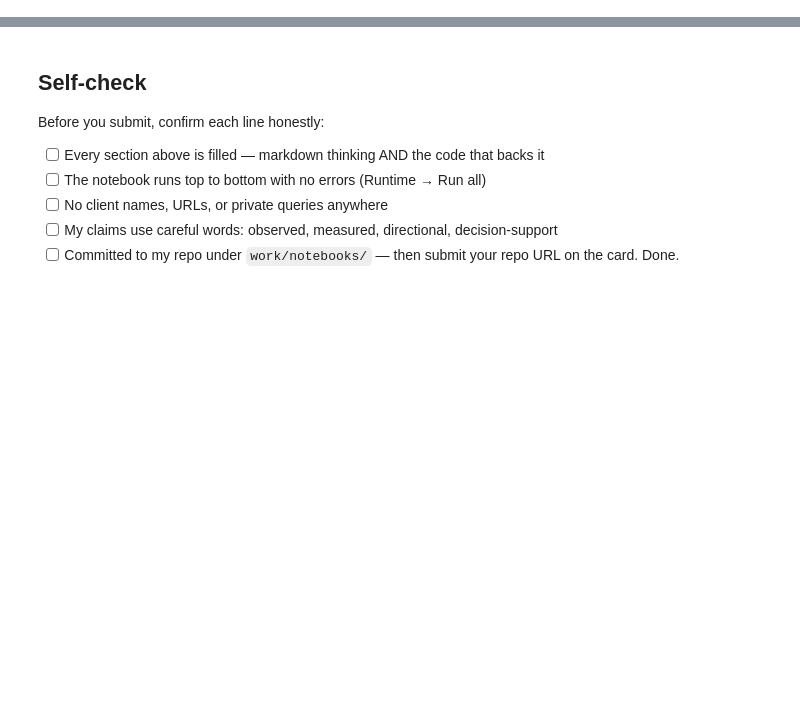
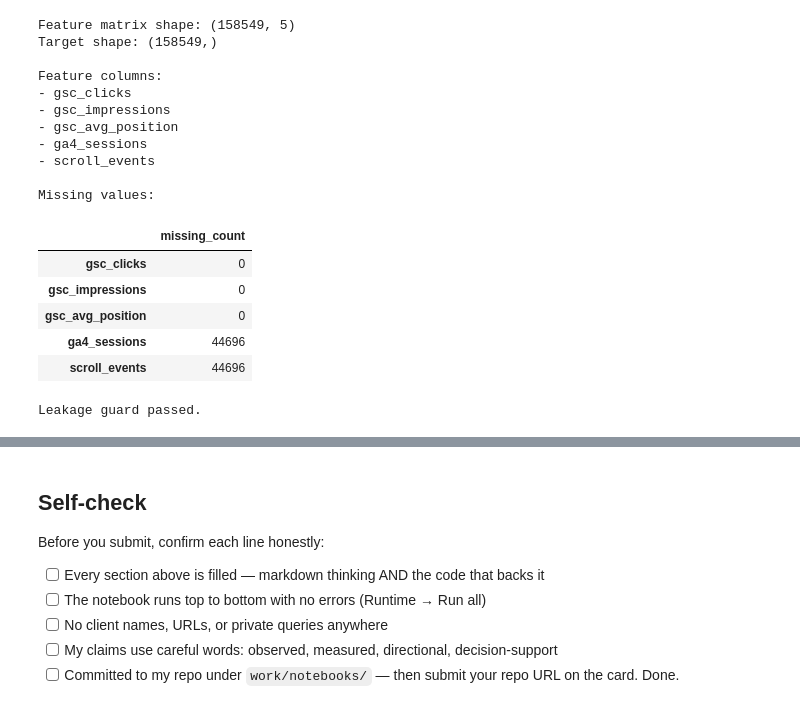
Before and after one commit to mohamedahmed02/Flyrank-internship, a Jupyter notebook: work/notebooks/w03_feature_leakage_check.ipynb, the cells around one changed output, grey strips where cells are left out. Saved outputs shown, nothing was run; the diff lists cells and outputs as text; code cells hidden in the pictures; blank space fills up the shorter version.

```diff
--- a/work/notebooks/w03_feature_leakage_check.ipynb
+++ b/work/notebooks/w03_feature_leakage_check.ipynb
@@ -36,0 +141,50 @@ This skeleton is yours to fill. Work the sections **in order** — each one has
+# %%
+# ============================================================
+# ML-05 — Section 1: Build the feature vector
+# ============================================================
+
+feature_cols = [
+    "gsc_clicks",
+    "gsc_impressions",
+    "gsc_avg_position",
+    "ga4_sessions",
+    "scroll_events",
+]
+
+X = dataset[feature_cols].copy()
+y = dataset["label"].copy()
+
+print("Feature matrix shape:", X.shape)
+print("Target shape:", y.shape)
+
+print("\nFeature columns:")
+for col in feature_cols:
+    print("-", col)
+
+print("\nMissing values:")
+display(X.isna().sum().to_frame("missing_count"))
+
+# Leakage guard
+assert "label" not in X.columns
+assert "april_clicks" not in X.columns
+
+print("\nLeakage guard passed.")
+# %% [output]
+Feature matrix shape: (158549, 5)
+Target shape: (158549,)
+
+Feature columns:
+- gsc_clicks
+- gsc_impressions
+- gsc_avg_position
+- ga4_sessions
+- scroll_events
+
+Missing values:
+|  | missing_count |
+| gsc_clicks | 0 |
+| gsc_impressions | 0 |
+| gsc_avg_position | 0 |
+| ga4_sessions | 44696 |
+| scroll_events | 44696 |
+Leakage guard passed.
```
Also changed, not shown: parts of 17 cells of this notebook.
